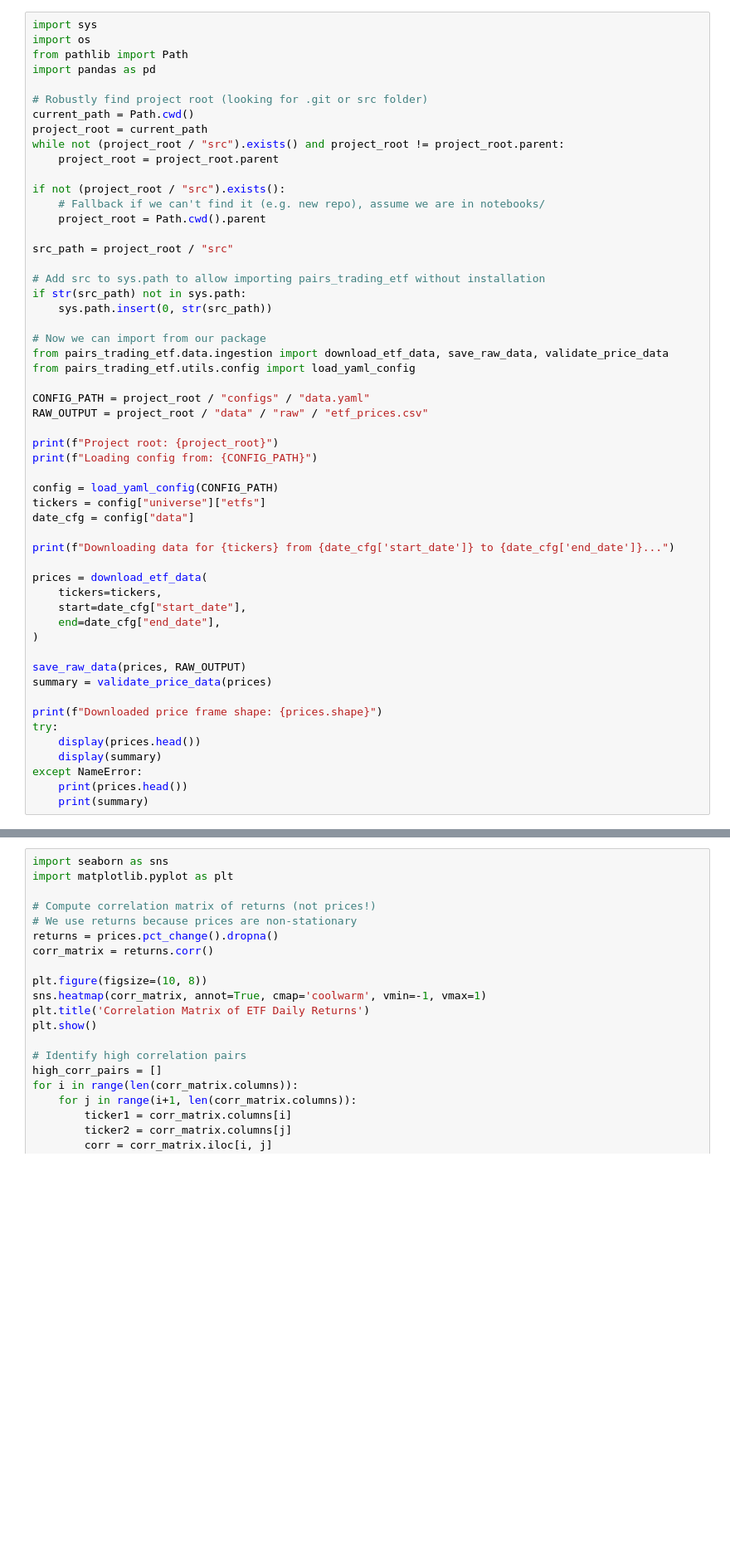
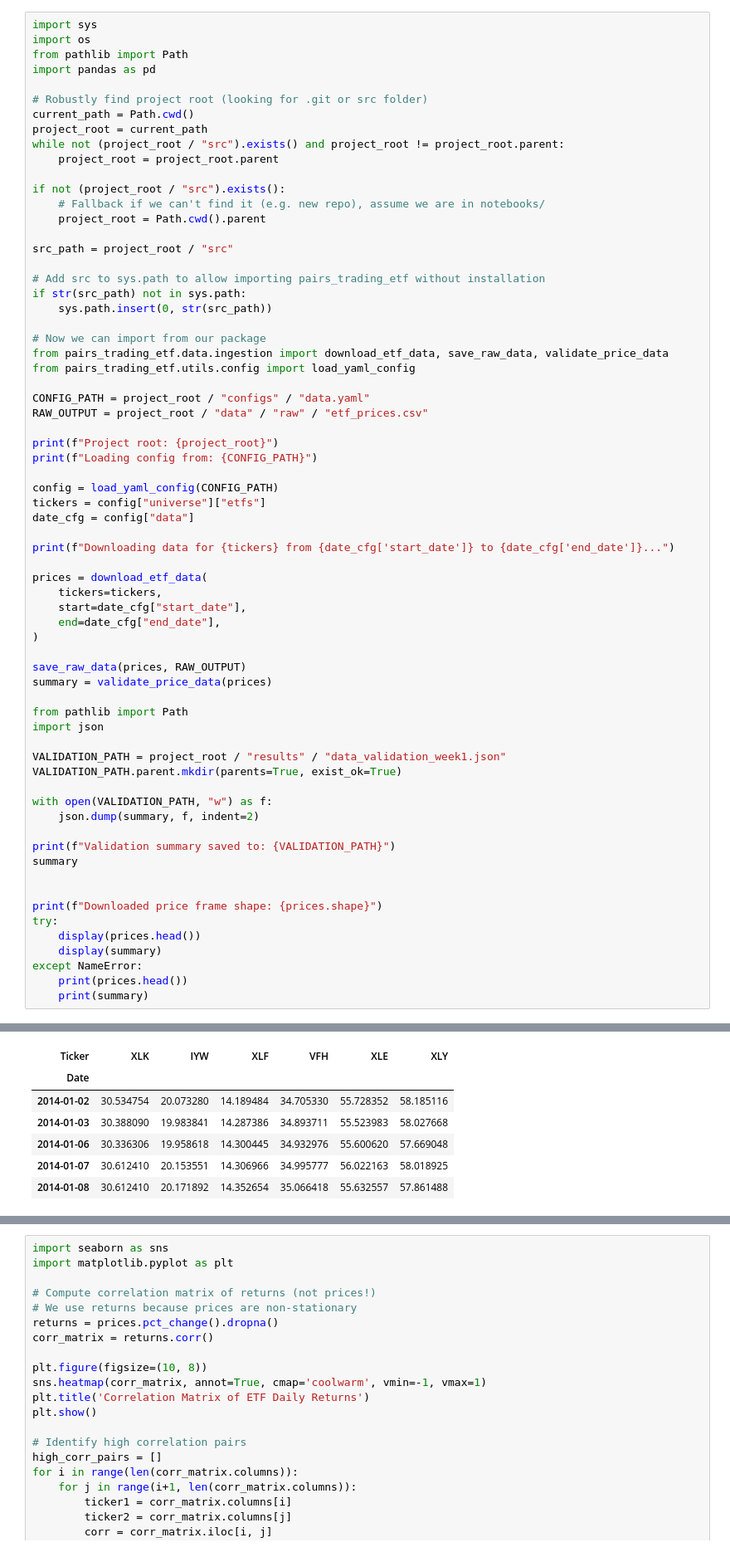
Before and after one commit to LukeSaccius/pairs-trading-sector-etf, a Jupyter notebook: notebooks/week1_data_cointegration.ipynb, the cells around one changed output, grey strips where cells are left out. Shown at 83% size. Saved outputs shown, nothing was run; the diff lists cells and outputs as text; blank space fills up the shorter version.

```diff
--- a/notebooks/week1_data_cointegration.ipynb
+++ b/notebooks/week1_data_cointegration.ipynb
@@ -45,6 +45,19 @@ prices = download_etf_data(
 save_raw_data(prices, RAW_OUTPUT)
 summary = validate_price_data(prices)
 
+from pathlib import Path
+import json
+
+VALIDATION_PATH = project_root / "results" / "data_validation_week1.json"
+VALIDATION_PATH.parent.mkdir(parents=True, exist_ok=True)
+
+with open(VALIDATION_PATH, "w") as f:
+    json.dump(summary, f, indent=2)
+
+print(f"Validation summary saved to: {VALIDATION_PATH}")
+summary
+
+
 print(f"Downloaded price frame shape: {prices.shape}")
 try:
     display(prices.head())
@@ -56,0 +76,7 @@ NameError: name 'src_path' is not defined
+| Ticker | XLK | IYW | XLF | VFH | XLE | XLY |
+| Date |  |  |  |  |  |  |
+| 2014-01-02 | 30.534754 | 20.073280 | 14.189484 | 34.705330 | 55.728352 | 58.185116 |
+| 2014-01-03 | 30.388090 | 19.983841 | 14.287386 | 34.893711 | 55.523983 | 58.027668 |
+| 2014-01-06 | 30.336306 | 19.958618 | 14.300445 | 34.932976 | 55.600620 | 57.669048 |
+| 2014-01-07 | 30.612410 | 20.153551 | 14.306966 | 34.995777 | 56.022163 | 58.018925 |
+| 2014-01-08 | 30.612410 | 20.171892 | 14.352654 | 35.066418 | 55.632557 | 57.861488 |
```
Also changed, not shown: parts of 2 cells of this notebook, 14 other files.
